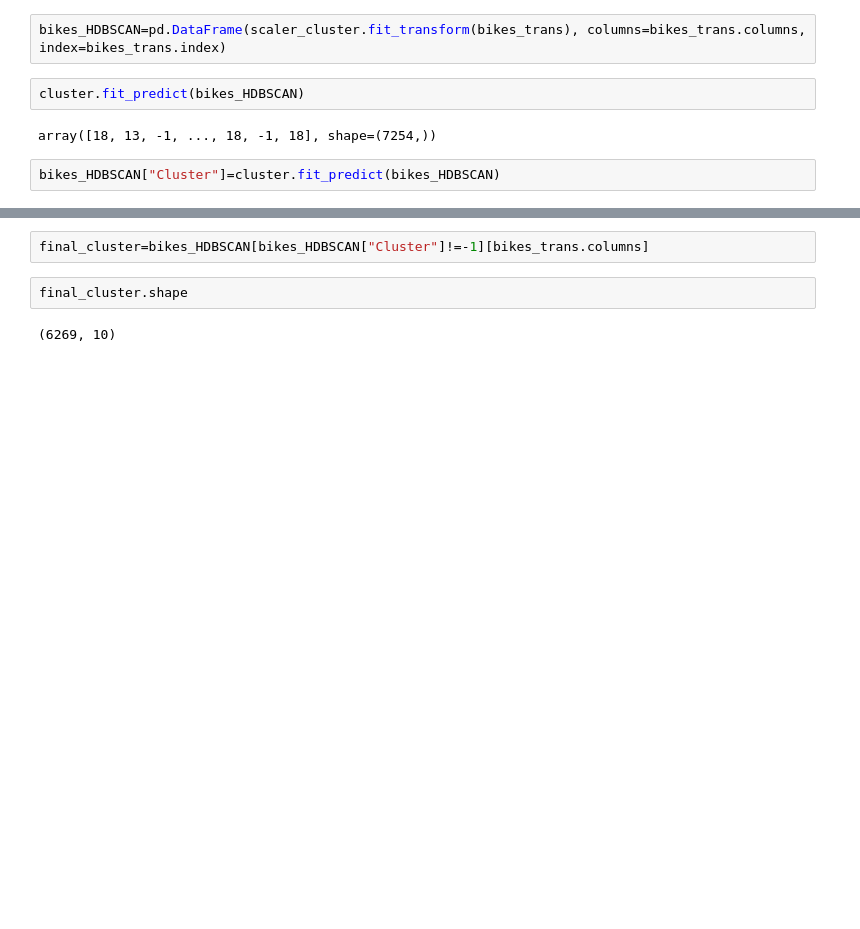
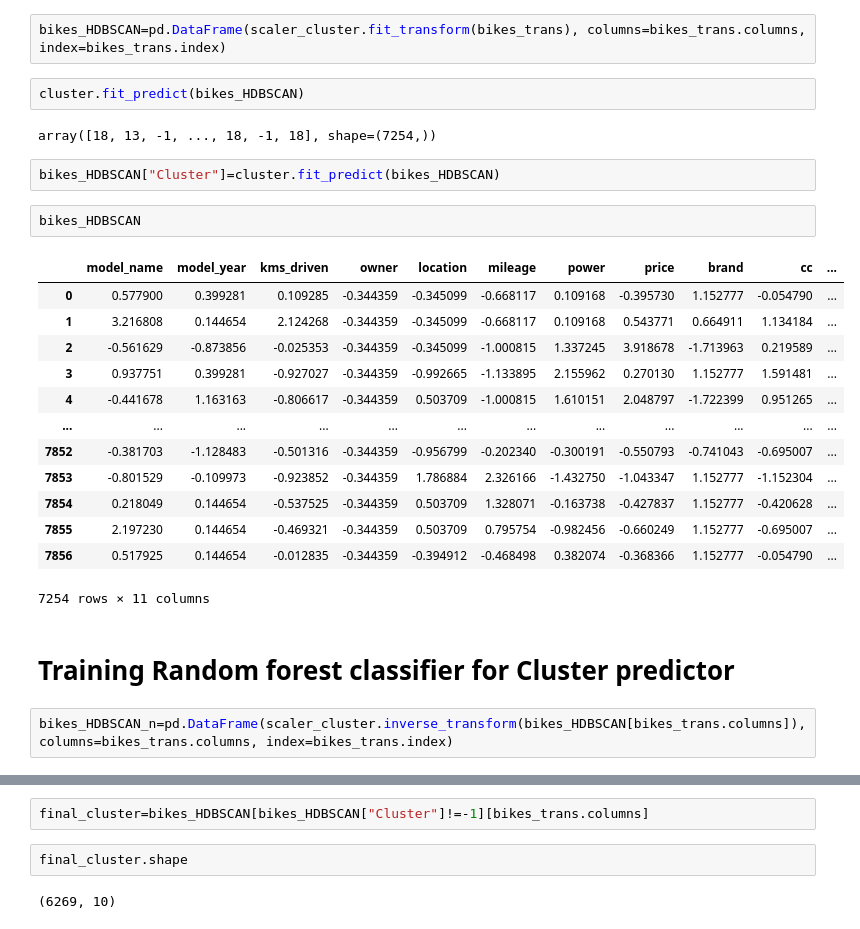
Before and after one commit to sushantkas/Pr-2-used-bikes, a Jupyter notebook: Final_ML_Model.ipynb, the cells around one changed output, grey strips where cells are left out. Drawn from its saved outputs; the diff is of its cells as text; blank space fills up the shorter version.

```diff
--- a/Final_ML_Model.ipynb
+++ b/Final_ML_Model.ipynb
@@ -116,3 +152,23 @@ cluster.fit_predict(bikes_HDBSCAN)
 array([18, 13, -1, ..., 18, -1, 18], shape=(7254,))
 # %%
 bikes_HDBSCAN["Cluster"]=cluster.fit_predict(bikes_HDBSCAN)
+# %%
+bikes_HDBSCAN
+# %% [output]
+|  | model_name | model_year | kms_driven | owner | location | mileage | power | price | brand | cc | ... |
+| 0 | 0.577900 | 0.399281 | 0.109285 | -0.344359 | -0.345099 | -0.668117 | 0.109168 | -0.395730 | 1.152777 | -0.054790 | ... |
+| 1 | 3.216808 | 0.144654 | 2.124268 | -0.344359 | -0.345099 | -0.668117 | 0.109168 | 0.543771 | 0.664911 | 1.134184 | ... |
+| 2 | -0.561629 | -0.873856 | -0.025353 | -0.344359 | -0.345099 | -1.000815 | 1.337245 | 3.918678 | -1.713963 | 0.219589 | ... |
+| 3 | 0.937751 | 0.399281 | -0.927027 | -0.344359 | -0.992665 | -1.133895 | 2.155962 | 0.270130 | 1.152777 | 1.591481 | ... |
+| 4 | -0.441678 | 1.163163 | -0.806617 | -0.344359 | 0.503709 | -1.000815 | 1.610151 | 2.048797 | -1.722399 | 0.951265 | ... |
+| ... | ... | ... | ... | ... | ... | ... | ... | ... | ... | ... | ... |
+| 7852 | -0.381703 | -1.128483 | -0.501316 | -0.344359 | -0.956799 | -0.202340 | -0.300191 | -0.550793 | -0.741043 | -0.695007 | ... |
+| 7853 | -0.801529 | -0.109973 | -0.923852 | -0.344359 | 1.786884 | 2.326166 | -1.432750 | -1.043347 | 1.152777 | -1.152304 | ... |
+| 7854 | 0.218049 | 0.144654 | -0.537525 | -0.344359 | 0.503709 | 1.328071 | -0.163738 | -0.427837 | 1.152777 | -0.420628 | ... |
+| 7855 | 2.197230 | 0.144654 | -0.469321 | -0.344359 | 0.503709 | 0.795754 | -0.982456 | -0.660249 | 1.152777 | -0.695007 | ... |
+| 7856 | 0.517925 | 0.144654 | -0.012835 | -0.344359 | -0.394912 | -0.468498 | 0.382074 | -0.368366 | 1.152777 | -0.054790 | ... |
+7254 rows × 11 columns
+# %% [markdown]
+# Training Random forest classifier for Cluster predictor
+# %%
+bikes_HDBSCAN_n=pd.DataFrame(scaler_cluster.inverse_transform(bikes_HDBSCAN[bikes_trans.columns]),columns=bikes_trans.columns, index=bikes_trans.index)
```
Also changed, not shown: parts of 41 cells of this notebook, 7 other files.
